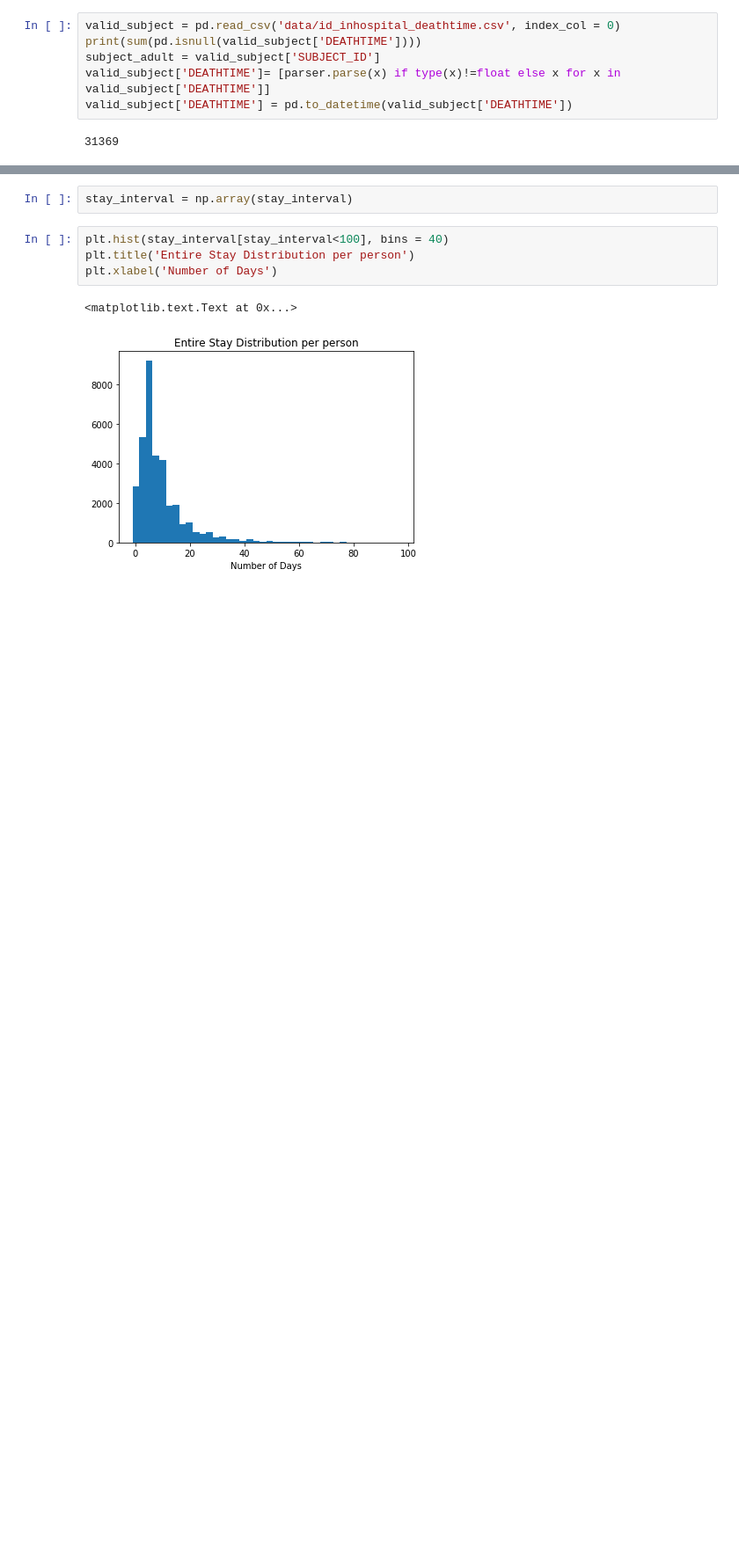
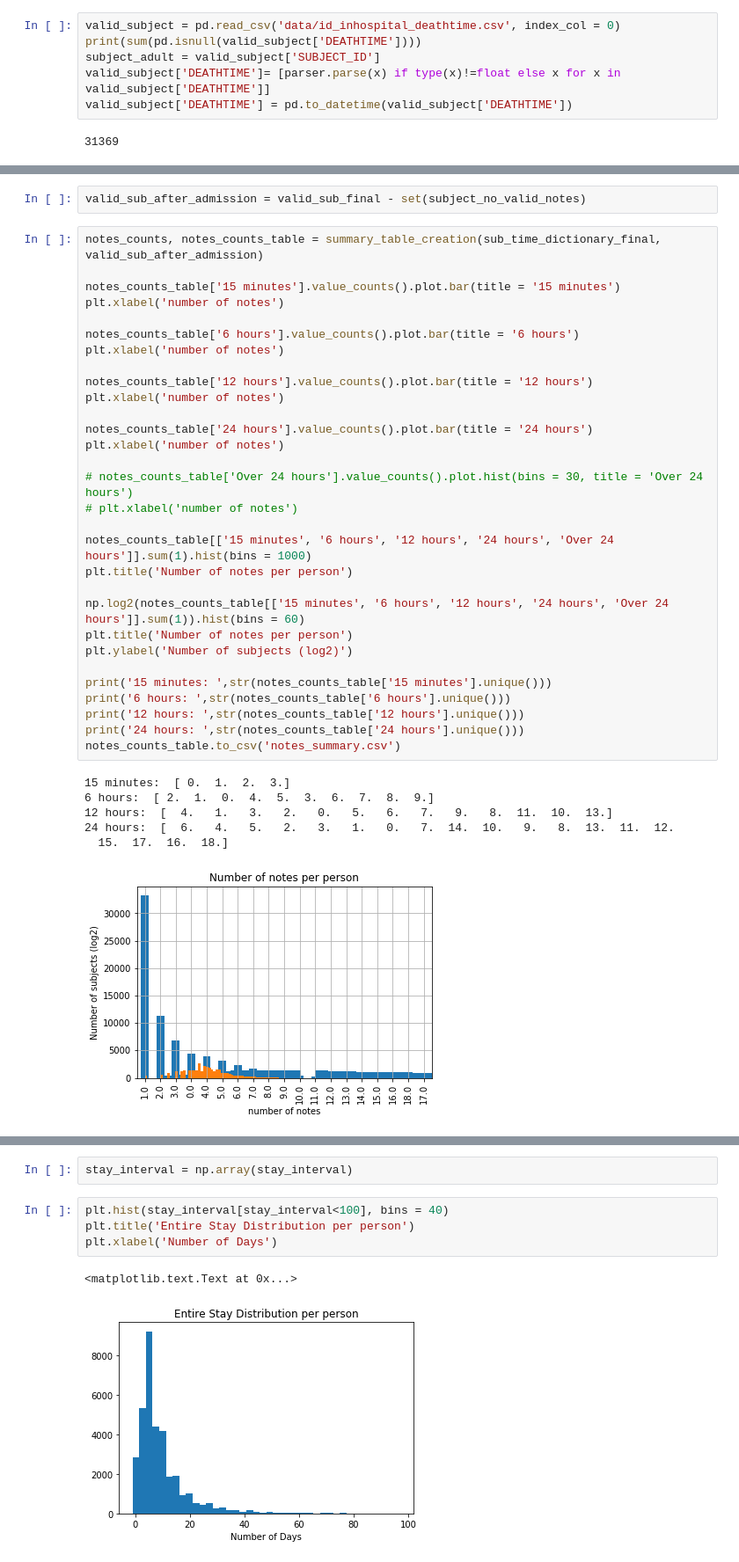
Before and after one commit to xlxulei1005/Project1011_Mortality_Predcition, a Jupyter notebook: Notes_Reorganise_and_Analysis.ipynb, the cells around one changed output, grey strips where cells are left out. Shown at 88% size. Saved outputs shown, nothing was run; the diff lists cells and outputs as text; blank space fills up the shorter version.

Commit message:
new note summary after removing notes before admission

```diff
--- a/Notes_Reorganise_and_Analysis.ipynb
+++ b/Notes_Reorganise_and_Analysis.ipynb
@@ -89,0 +129,39 @@ valid_subject['DEATHTIME'] = pd.to_datetime(valid_subject['DEATHTIME'])
+# %%
+valid_sub_after_admission = valid_sub_final - set(subject_no_valid_notes)
+# %%
+notes_counts, notes_counts_table = summary_table_creation(sub_time_dictionary_final, valid_sub_after_admission)
+
+notes_counts_table['15 minutes'].value_counts().plot.bar(title = '15 minutes')
+plt.xlabel('number of notes')
+
+notes_counts_table['6 hours'].value_counts().plot.bar(title = '6 hours')
+plt.xlabel('number of notes')
+
+notes_counts_table['12 hours'].value_counts().plot.bar(title = '12 hours')
+plt.xlabel('number of notes')
+
+notes_counts_table['24 hours'].value_counts().plot.bar(title = '24 hours')
+plt.xlabel('number of notes')
+
+# notes_counts_table['Over 24 hours'].value_counts().plot.hist(bins = 30, title = 'Over 24 hours')
+# plt.xlabel('number of notes')
+
+notes_counts_table[['15 minutes', '6 hours', '12 hours', '24 hours', 'Over 24 hours']].sum(1).hist(bins = 1000)
+plt.title('Number of notes per person')
+
+np.log2(notes_counts_table[['15 minutes', '6 hours', '12 hours', '24 hours', 'Over 24 hours']].sum(1)).hist(bins = 60)
+plt.title('Number of notes per person')
+plt.ylabel('Number of subjects (log2)')
+
+print('15 minutes: ',str(notes_counts_table['15 minutes'].unique()))
+print('6 hours: ',str(notes_counts_table['6 hours'].unique()))
+print('12 hours: ',str(notes_counts_table['12 hours'].unique()))
+print('24 hours: ',str(notes_counts_table['24 hours'].unique()))
+notes_counts_table.to_csv('notes_summary.csv')
+# %% [output]
+15 minutes:  [ 0.  1.  2.  3.]
+6 hours:  [ 2.  1.  0.  4.  5.  3.  6.  7.  8.  9.]
+12 hours:  [  4.   1.   3.   2.   0.   5.   6.   7.   9.   8.  11.  10.  13.]
+24 hours:  [  6.   4.   5.   2.   3.   1.   0.   7.  14.  10.   9.   8.  13.  11.  12.
+  15.  17.  16.  18.]
+[figure, added]
```
Also changed, not shown: parts of 53 cells of this notebook, 4 other files.
